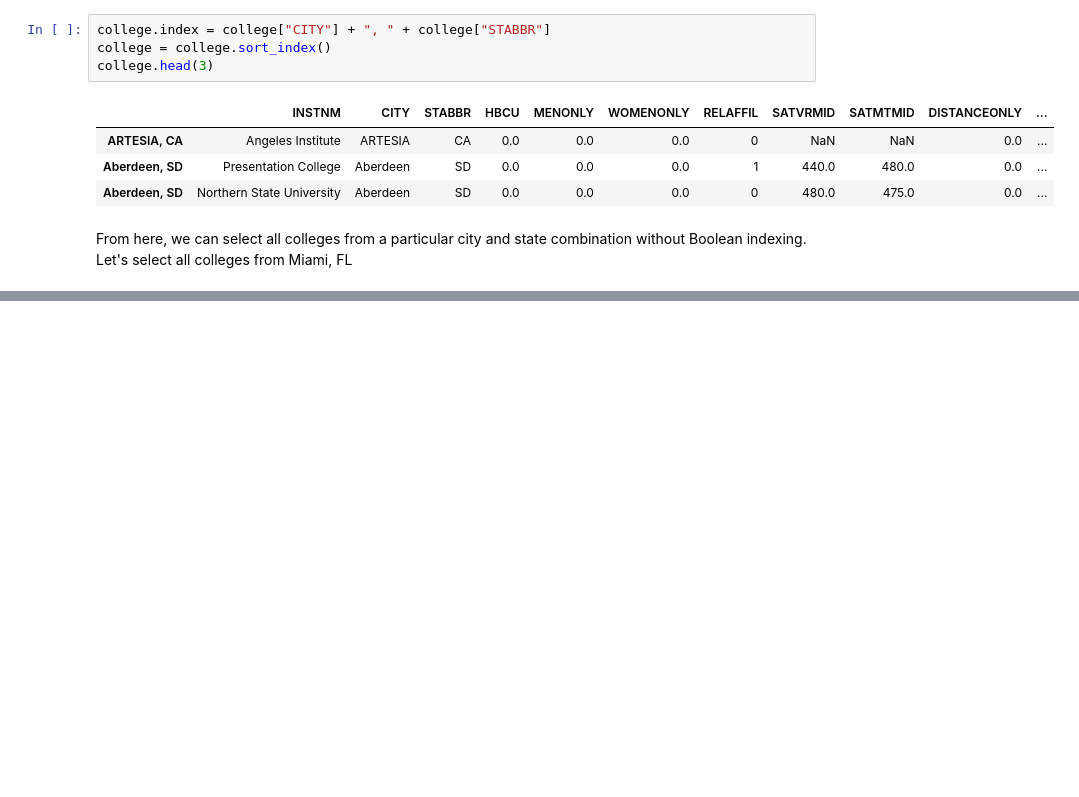
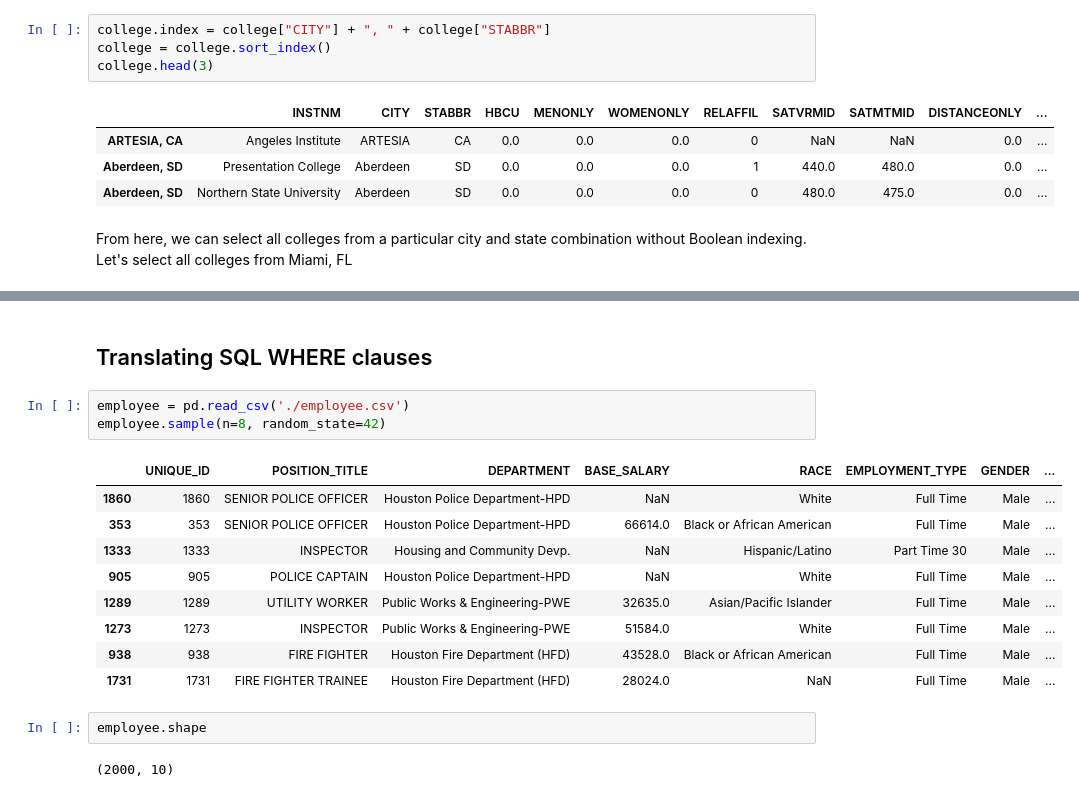
Before and after one commit to dajebbar/python-pract, a Jupyter notebook: work/data_analysis/pandas_cookbook_1.x/ch07/c7_code.ipynb, the cells around one changed output, grey strips where cells are left out. Saved outputs shown, nothing was run; the diff lists cells and outputs as text; blank space fills up the shorter version.

Commit message:
Translating SQL WHERE clauses

```diff
--- a/work/data_analysis/pandas_cookbook_1.x/ch07/c7_code.ipynb
+++ b/work/data_analysis/pandas_cookbook_1.x/ch07/c7_code.ipynb
@@ -494,3 +494,22 @@ college.loc['Miami, FL'].head()
 | Miami, FL | Strayer University-Doral | Miami | FL | NaN | NaN | NaN | 1 | NaN | NaN | NaN | ... |
 | Miami, FL | Keiser University- Miami | Miami | FL | NaN | NaN | NaN | 1 | NaN | NaN | NaN | ... |
 | Miami, FL | George T Baker Aviation Technical... | Miami | FL | 0.0 | 0.0 | 0.0 | 0 | NaN | NaN | 0.0 | ... |
+# %% [markdown]
+## Translating SQL WHERE clauses
+# %%
+employee = pd.read_csv('./employee.csv')
+employee.sample(n=8, random_state=42)
+# %% [output]
+|  | UNIQUE_ID | POSITION_TITLE | DEPARTMENT | BASE_SALARY | RACE | EMPLOYMENT_TYPE | GENDER | ... |
+| 1860 | 1860 | SENIOR POLICE OFFICER | Houston Police Department-HPD | NaN | White | Full Time | Male | ... |
+| 353 | 353 | SENIOR POLICE OFFICER | Houston Police Department-HPD | 66614.0 | Black or African American | Full Time | Male | ... |
+| 1333 | 1333 | INSPECTOR | Housing and Community Devp. | NaN | Hispanic/Latino | Part Time 30 | Male | ... |
+| 905 | 905 | POLICE CAPTAIN | Houston Police Department-HPD | NaN | White | Full Time | Male | ... |
+| 1289 | 1289 | UTILITY WORKER | Public Works & Engineering-PWE | 32635.0 | Asian/Pacific Islander | Full Time | Male | ... |
+| 1273 | 1273 | INSPECTOR | Public Works & Engineering-PWE | 51584.0 | White | Full Time | Male | ... |
+| 938 | 938 | FIRE FIGHTER | Houston Fire Department (HFD) | 43528.0 | Black or African American | Full Time | Male | ... |
+| 1731 | 1731 | FIRE FIGHTER TRAINEE | Houston Fire Department (HFD) | 28024.0 | NaN | Full Time | Male | ... |
+# %%
+employee.shape
+# %% [output]
+(2000, 10)
```
Also changed, not shown: parts of 10 cells of this notebook.
